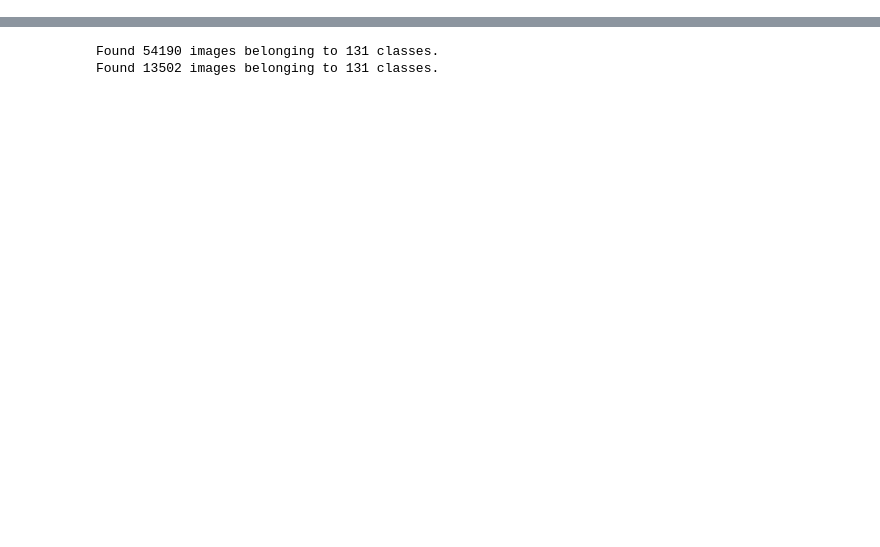
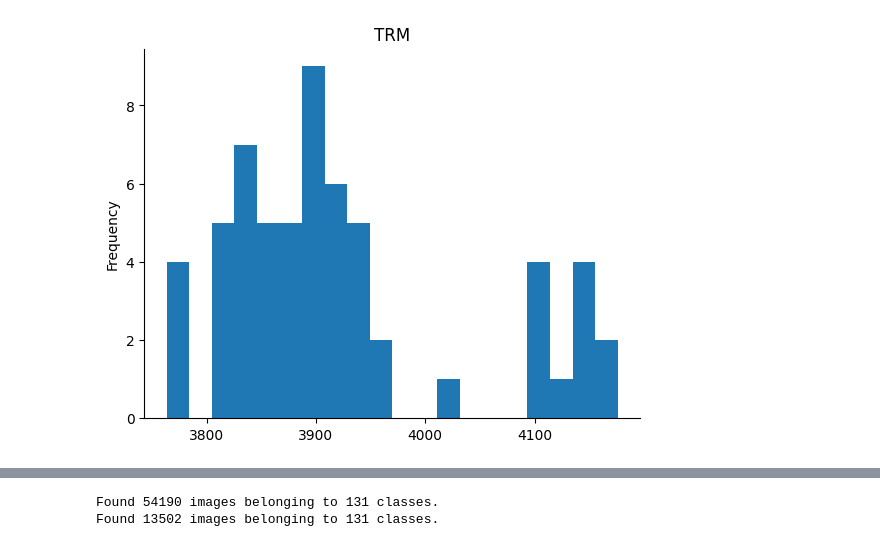
Before and after one commit to odguzmanv/IAyMinirobots, a Jupyter notebook: Tarea5.ipynb, the cells around one changed output, grey strips where cells are left out. Drawn from its saved outputs; the diff is of its cells as text; code cells hidden in the pictures; blank space fills up the shorter version.

```diff
--- a/Tarea5.ipynb
+++ b/Tarea5.ipynb
@@ -48,0 +3,3 @@ classes = sorted([d for d in os.listdir(train_data_dir) if os.path.isdir(os.path
+# %%
+from google.colab import files
+uploaded = files.upload()
@@ -48,0 +9,9 @@ classes = sorted([d for d in os.listdir(train_data_dir) if os.path.isdir(os.path
+# %%
+import pandas as pd
+
+# Leer el archivo subido
+file_name = list(uploaded.keys())[0]
+data = pd.read_excel(file_name)
+
+# Ver las primeras filas del dataset
+data.head()
@@ -48,0 +25,8 @@ classes = sorted([d for d in os.listdir(train_data_dir) if os.path.isdir(os.path
+# %%
+# @title TRM
+
+from matplotlib import pyplot as plt
+data['TRM'].plot(kind='hist', bins=20, title='TRM')
+plt.gca().spines[['top', 'right',]].set_visible(False)
+# %% [output]
+[figure, added]
```
Also changed, not shown: parts of 31 cells of this notebook, 2 other files.
